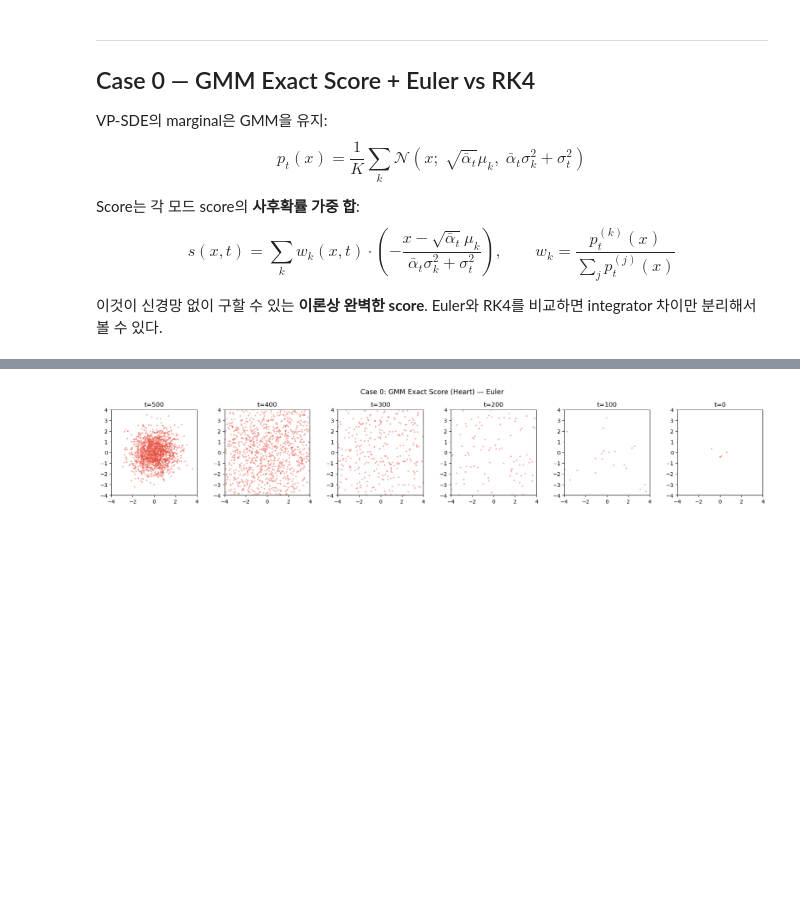
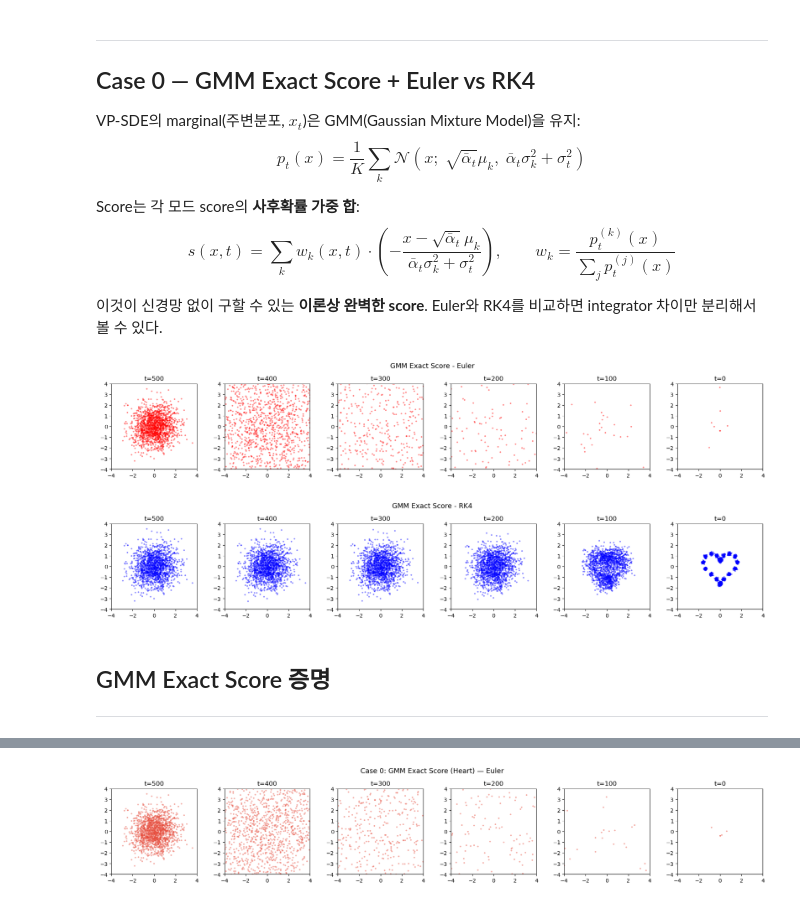
Before and after one commit to k-hyeon02/diffusion, a Jupyter notebook: reverse_test.ipynb, the cells around one changed output, grey strips where cells are left out. Cells and saved outputs as stored; diff of their text form; code cells hidden in the pictures; blank space fills up the shorter version.

Commit message:
reverse process 정리

```diff
--- a/reverse_test.ipynb
+++ b/reverse_test.ipynb
@@ -102,21 +178,13 @@ $$x_{t-1} = x_t + \beta_t\!\left(-\tfrac{1}{2}x_t - s(x_t,t)\right)\Delta t + \s
 # %%
-def make_save_steps(n=6):
-    """T를 n등분한 저장 스텝 (0과 T 포함)"""
-    return tuple(sorted(set([0] + [round(T * i / (n - 1)) for i in range(n)])))
-
-def reverse_euler(x_T, score_fn, save_steps=None):
+def reverse_euler(x_T, score_fn):
     """Euler-Maruyama (stochastic SDE)"""
-    if save_steps is None:
-        save_steps = make_save_steps()
-    save_set = set(save_steps)
     traj = {T: x_T.copy()}
     x = x_T.copy()
     for t_idx in reversed(range(T)):
         b = betas[t_idx]
         s = score_fn(x, t_idx)
         x = x + b * (-0.5 * x - s) + np.sqrt(b) * rng.standard_normal(x.shape)
-        if t_idx in save_set:
-            traj[t_idx] = x.copy()
+        traj[t_idx] = x.copy()
     return traj
 # %% [markdown]
 ## Probability Flow ODE (RK4: ODE Solver)
@@ -227,10 +290,70 @@ def plot_steps(traj, steps=None, color="#3498db", title=""):
 ---
 ## Case 0 — GMM Exact Score + Euler vs RK4
 
-VP-SDE의 marginal은 GMM을 유지:
+VP-SDE의 marginal(주변분포, $x_t$)은 GMM(Gaussian Mixture Model)을 유지:
 $$p_t(x) = \frac{1}{K}\sum_k \mathcal{N}\!\left(x;\;\sqrt{\bar\alpha_t}\mu_k,\;\bar\alpha_t\sigma_k^2 + \sigma_t^2\right)$$
 
 Score는 각 모드 score의 **사후확률 가중 합**:
 $$s(x,t) = \sum_k w_k(x,t)\cdot\left(-\frac{x-\sqrt{\bar\alpha_t}\mu_k}{\bar\alpha_t\sigma_k^2+\sigma_t^2}\right), \qquad w_k = \frac{p_t^{(k)}(x)}{\sum_j p_t^{(j)}(x)}$$
 
 이것이 신경망 없이 구할 수 있는 **이론상 완벽한 score**. Euler와 RK4를 비교하면 integrator 차이만 분리해서 볼 수 있다.
+# %%
+# Heart: GMM 모드들 (make_heart와 동일한 중심점)
+_t = np.linspace(0, 2 * np.pi, 20, endpoint=False)
+H_MEANS = (
+    np.c_[
+        16 * np.sin(_t) ** 3,
+        13 * np.cos(_t) - 5 * np.cos(2 * _t) - 2 * np.cos(3 * _t) - np.cos(4 * _t),
+    ]
+    / 10
+)  # (20,2)
+H_VAR = 0.07**2
+
+
+def gmm_score(x, t_idx):
+    ab = alpha_bar[t_idx]
+    s2 = sigma2_t[t_idx]
+    mu_t = np.sqrt(ab) * H_MEANS  # (K,2)
+    var_t = ab * H_VAR + s2  # scalar
+
+    diff = x[:, None, :] - mu_t[None, :, :]  # (N,K,2)
+    log_pk = -(diff**2).sum(-1) / (2 * var_t)
+    log_pk -= log_pk.max(1, keepdims=True)
+    wk = np.exp(log_pk)
+    wk /= wk.sum(1, keepdims=True)
+
+    score_k = -diff / var_t  # (N,K,2)
+    return (wk[:, :, None] * score_k).sum(1)  # (N,2)
+
+
+def plot_steps(traj, steps=None, color="#3498db", title=""):
+    """단일 방법의 스텝별 분포 시각화 (T→0 순서)"""
+    if steps is None:
+        steps = sorted(traj.keys(), reverse=True)
+    steps = list(steps)
+    fig, axes = plt.subplots(1, len(steps), figsize=(3 * len(steps), 3))
+    for ax, t in zip(axes, steps):
+        pts = traj.get(t, None)
+        if pts is not None:
+            ax.scatter(*pts.T, s=4, alpha=0.35, c=color)
+        ax.set_xlim(-4, 4)
+        ax.set_ylim(-4, 4)
+        ax.set_aspect("equal")
+        ax.set_title(f"t={t}")
+    fig.suptitle(title, fontsize=13, y=1.01)
+    plt.tight_layout()
+    plt.show()
+
+
+x_T = fwd["heart"][T].copy()
+traj_e0 = reverse_euler(x_T, gmm_score)
+traj_r0 = reverse_rk4(x_T, gmm_score)
+
+plot_steps(traj_e0, steps=reversed(SAVE_STEPS), color="red", title="GMM Exact Score - Euler")
+plot_steps(traj_r0, steps=reversed(SAVE_STEPS), color="blue", title="GMM Exact Score - RK4")
+# %% [output]
+[figure, added]
+[figure, added]
+# %% [markdown]
+## GMM Exact Score 증명
+---
```
Also changed, not shown: parts of 20 cells of this notebook.
